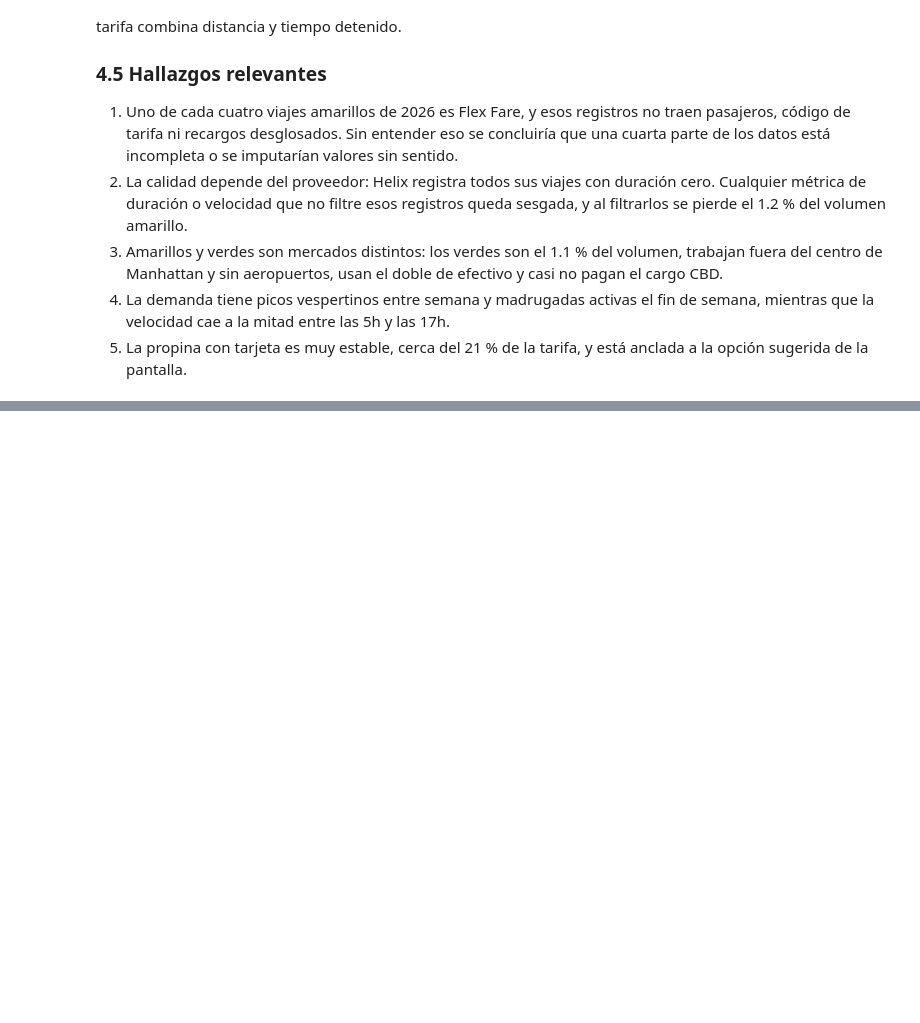
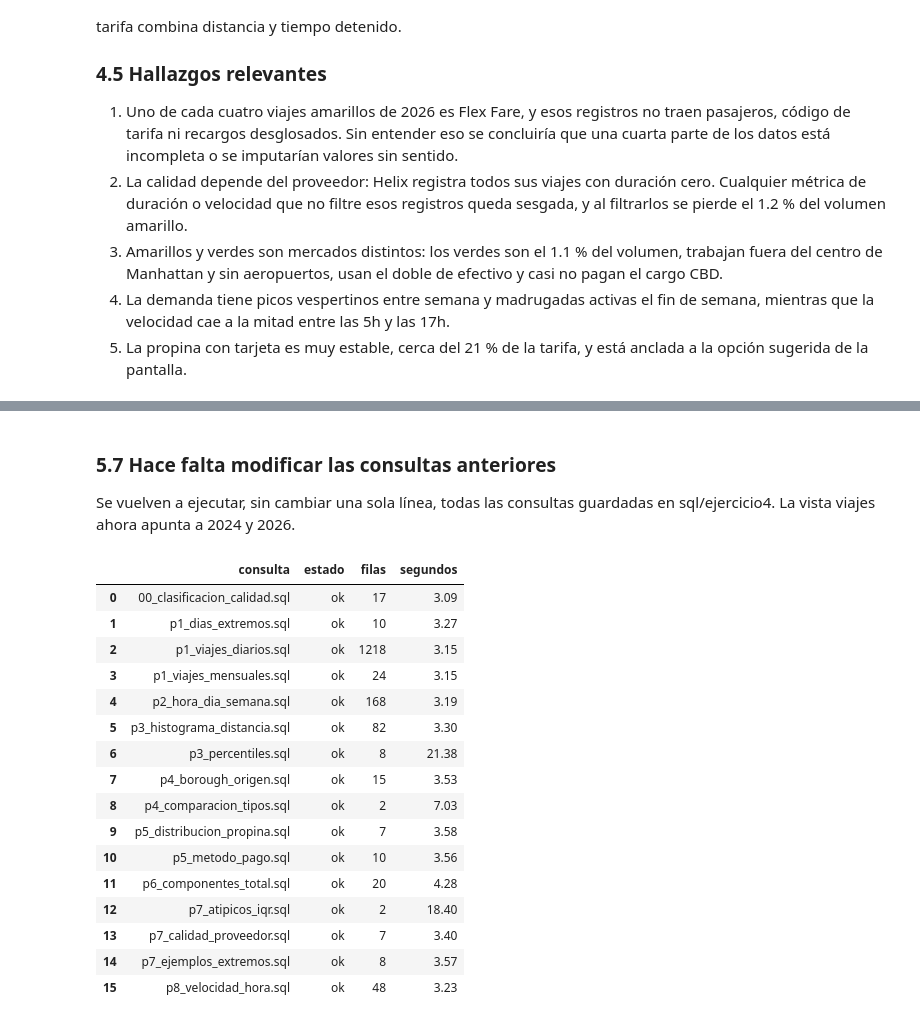
Before and after one commit to erickguerra2/duckdb, a Jupyter notebook: notebooks/Lab8_DuckDB.ipynb, the cells around one changed output, grey strips where cells are left out. Saved outputs shown, nothing was run; the diff lists cells and outputs as text; code cells hidden in the pictures; blank space fills up the shorter version.

```diff
--- a/notebooks/Lab8_DuckDB.ipynb
+++ b/notebooks/Lab8_DuckDB.ipynb
@@ -1235,0 +1382,37 @@ La velocidad promedio cae a la mitad durante el día: pasa de unas 19.5 mph a la
+# %% [markdown]
+### 5.7 Hace falta modificar las consultas anteriores
+
+Se vuelven a ejecutar, sin cambiar una sola línea, todas las consultas guardadas en sql/ejercicio4. La vista viajes ahora apunta a 2024 y 2026.
+# %%
+def reejecutar(carpeta, conexion=None):
+    conexion = conexion or con
+    filas = []
+    for ruta in sorted(Path(carpeta).glob("*.sql")):
+        inicio = time.perf_counter()
+        try:
+            n, estado = len(conexion.sql(ruta.read_text()).df()), "ok"
+        except Exception as error:
+            n, estado = 0, f"error: {str(error)[:80]}"
+        filas.append({"consulta": ruta.name, "estado": estado, "filas": n,
+                      "segundos": round(time.perf_counter() - inicio, 2)})
+    return pd.DataFrame(filas)
+
+display(reejecutar("sql/ejercicio4"))
+# %% [output]
+|  | consulta | estado | filas | segundos |
+| 0 | 00_clasificacion_calidad.sql | ok | 17 | 3.09 |
+| 1 | p1_dias_extremos.sql | ok | 10 | 3.27 |
+| 2 | p1_viajes_diarios.sql | ok | 1218 | 3.15 |
+| 3 | p1_viajes_mensuales.sql | ok | 24 | 3.15 |
+| 4 | p2_hora_dia_semana.sql | ok | 168 | 3.19 |
+| 5 | p3_histograma_distancia.sql | ok | 82 | 3.30 |
+| 6 | p3_percentiles.sql | ok | 8 | 21.38 |
+| 7 | p4_borough_origen.sql | ok | 15 | 3.53 |
+| 8 | p4_comparacion_tipos.sql | ok | 2 | 7.03 |
+| 9 | p5_distribucion_propina.sql | ok | 7 | 3.58 |
+| 10 | p5_metodo_pago.sql | ok | 10 | 3.56 |
+| 11 | p6_componentes_total.sql | ok | 20 | 4.28 |
+| 12 | p7_atipicos_iqr.sql | ok | 2 | 18.40 |
+| 13 | p7_calidad_proveedor.sql | ok | 7 | 3.40 |
+| 14 | p7_ejemplos_extremos.sql | ok | 8 | 3.57 |
+| 15 | p8_velocidad_hora.sql | ok | 48 | 3.23 |
```
Also changed, not shown: parts of 22 cells of this notebook, 22 other files.
